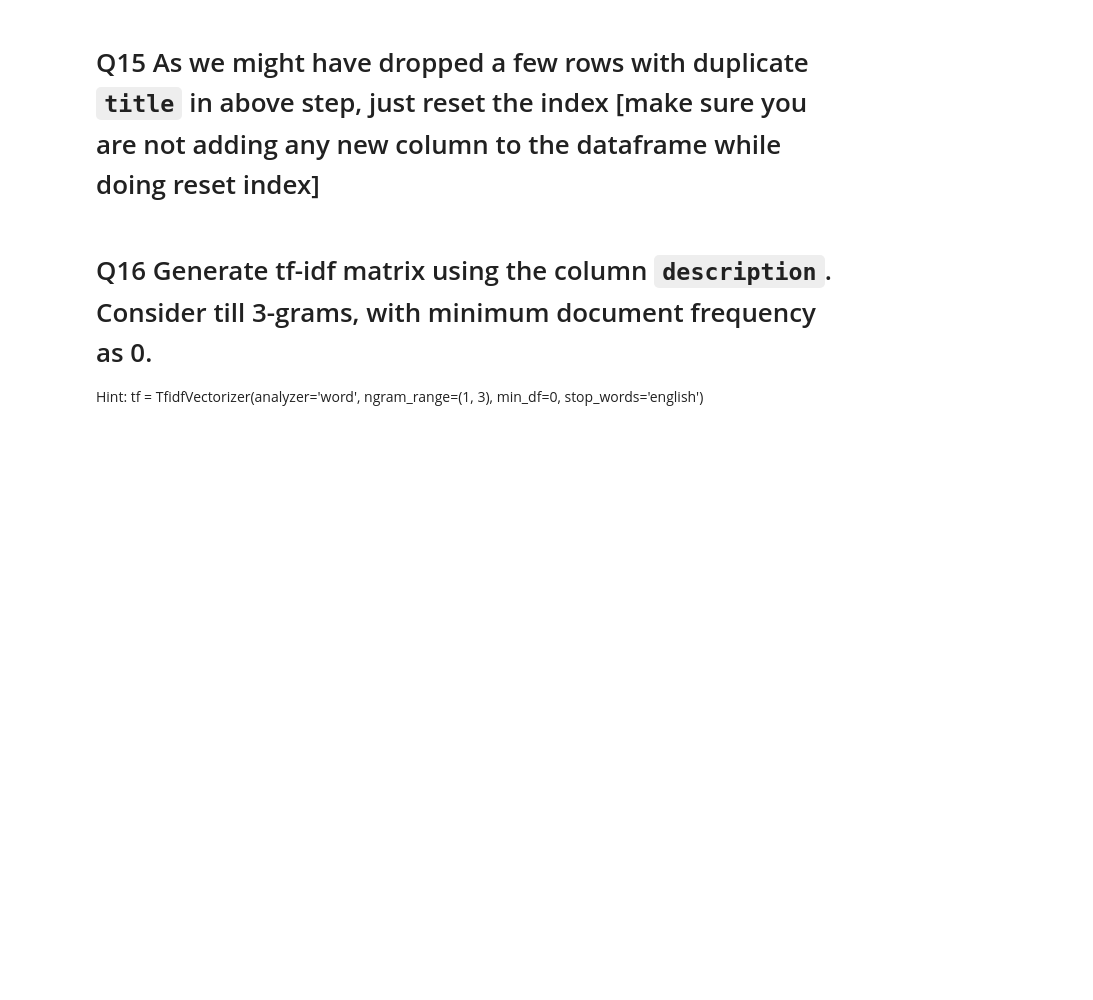
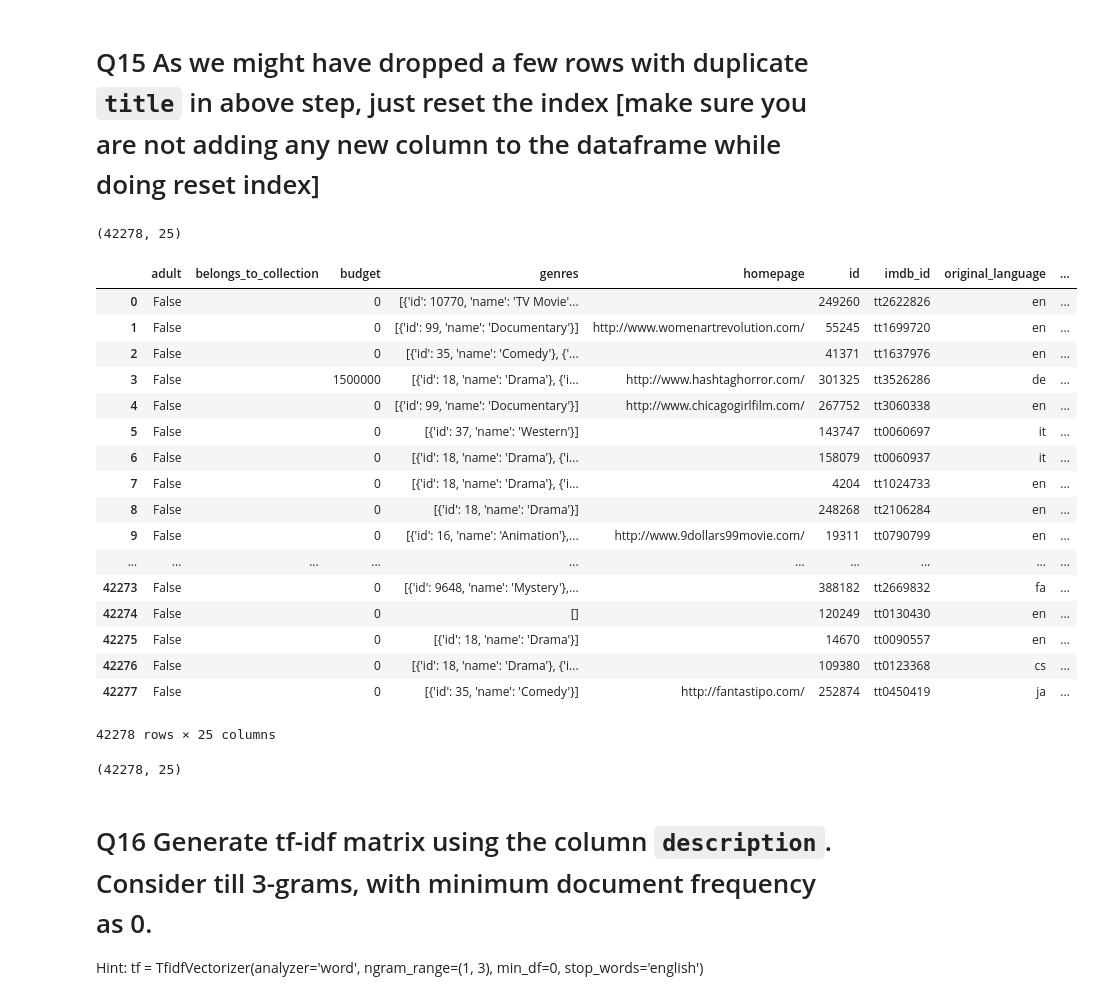
Before and after one commit to GreatLearningAIML1/pune-oct-19-batch-yogeshkanade08, a Jupyter notebook: R5_Internal_Lab_PCA_CBRS_PBRS.ipynb, the cells around one changed output. Saved outputs shown, nothing was run; the diff lists cells and outputs as text; code cells hidden in the pictures; blank space fills up the shorter version.

```diff
--- a/R5_Internal_Lab_PCA_CBRS_PBRS.ipynb
+++ b/R5_Internal_Lab_PCA_CBRS_PBRS.ipynb
@@ -475,4 +475,4 @@ Name: title, dtype: int64
 # %%
 data.sort_values("title", inplace = True)
 # %%
-data.drop_duplicates(data.title, keep='first', inplace=True)
+data.drop_duplicates('title', keep='first', inplace=True)
@@ -499,6 +492,35 @@ Macbeth                  6
 Name: title, dtype: int64
 # %% [markdown]
 # Q15   As we might have dropped a few rows with duplicate `title` in above step, just reset the index [make sure you are not adding any new column to the dataframe while doing reset index]
+# %%
+data.shape
+# %% [output]
+(42278, 25)
+# %%
+data.reset_index(drop=True)
+# %% [output]
+|  | adult | belongs_to_collection | budget | genres | homepage | id | imdb_id | original_language | ... |
+| 0 | False |  | 0 | [{'id': 10770, 'name': 'TV Movie'... |  | 249260 | tt2622826 | en | ... |
+| 1 | False |  | 0 | [{'id': 99, 'name': 'Documentary'}] | http://www.womenartrevolution.com/ | 55245 | tt1699720 | en | ... |
+| 2 | False |  | 0 | [{'id': 35, 'name': 'Comedy'}, {'... |  | 41371 | tt1637976 | en | ... |
+| 3 | False |  | 1500000 | [{'id': 18, 'name': 'Drama'}, {'i... | http://www.hashtaghorror.com/ | 301325 | tt3526286 | de | ... |
+| 4 | False |  | 0 | [{'id': 99, 'name': 'Documentary'}] | http://www.chicagogirlfilm.com/ | 267752 | tt3060338 | en | ... |
+| 5 | False |  | 0 | [{'id': 37, 'name': 'Western'}] |  | 143747 | tt0060697 | it | ... |
+| 6 | False |  | 0 | [{'id': 18, 'name': 'Drama'}, {'i... |  | 158079 | tt0060937 | it | ... |
+| 7 | False |  | 0 | [{'id': 18, 'name': 'Drama'}, {'i... |  | 4204 | tt1024733 | en | ... |
+| 8 | False |  | 0 | [{'id': 18, 'name': 'Drama'}] |  | 248268 | tt2106284 | en | ... |
+| 9 | False |  | 0 | [{'id': 16, 'name': 'Animation'},... | http://www.9dollars99movie.com/ | 19311 | tt0790799 | en | ... |
+| ... | ... | ... | ... | ... | ... | ... | ... | ... | ... |
+| 42273 | False |  | 0 | [{'id': 9648, 'name': 'Mystery'},... |  | 388182 | tt2669832 | fa | ... |
+| 42274 | False |  | 0 | [] |  | 120249 | tt0130430 | en | ... |
+| 42275 | False |  | 0 | [{'id': 18, 'name': 'Drama'}] |  | 14670 | tt0090557 | en | ... |
+| 42276 | False |  | 0 | [{'id': 18, 'name': 'Drama'}, {'i... |  | 109380 | tt0123368 | cs | ... |
+| 42277 | False |  | 0 | [{'id': 35, 'name': 'Comedy'}] | http://fantastipo.com/ | 252874 | tt0450419 | ja | ... |
+42278 rows × 25 columns
+# %%
+data.shape
+# %% [output]
+(42278, 25)
 # %% [markdown]
 # Q16    Generate tf-idf matrix using the column `description`. Consider till 3-grams, with minimum document frequency as 0.
 
```
Also changed, not shown: parts of 10 cells of this notebook.
